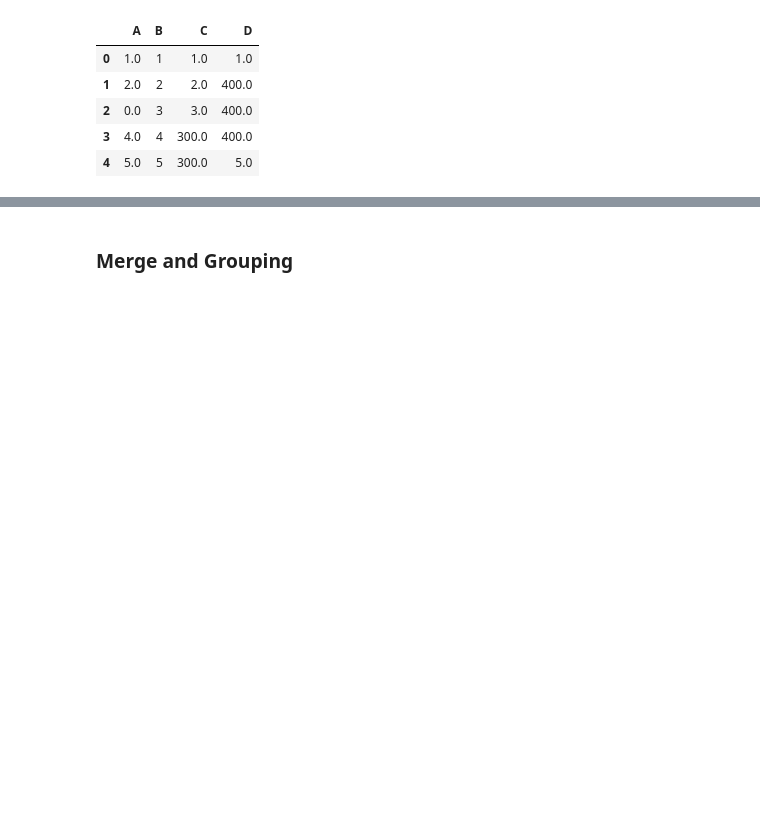
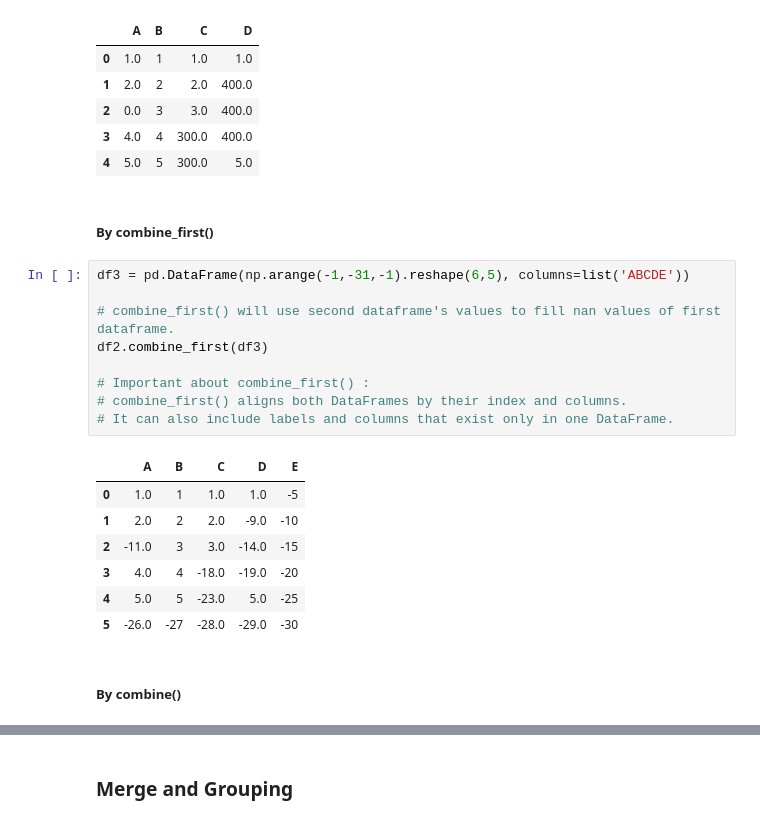
Before and after one commit to dhvanitsavani/Python-AI, a Jupyter notebook: Pandas/basics.ipynb, the cells around one changed output, grey strips where cells are left out. Saved outputs shown, nothing was run; the diff lists cells and outputs as text; blank space fills up the shorter version.

```diff
--- a/Pandas/basics.ipynb
+++ b/Pandas/basics.ipynb
@@ -601,3 +603,24 @@ df2.fillna(value=values)
 | 2 | 0.0 | 3 | 3.0 | 400.0 |
 | 3 | 4.0 | 4 | 300.0 | 400.0 |
 | 4 | 5.0 | 5 | 300.0 | 5.0 |
+# %% [markdown]
+##### By combine_first()
+# %%
+df3 = pd.DataFrame(np.arange(-1,-31,-1).reshape(6,5), columns=list('ABCDE'))
+
+# combine_first() will use second dataframe's values to fill nan values of first dataframe.
+df2.combine_first(df3)
+
+# Important about combine_first() :
+# combine_first() aligns both DataFrames by their index and columns.
+# It can also include labels and columns that exist only in one DataFrame.
+# %% [output]
+|  | A | B | C | D | E |
+| 0 | 1.0 | 1 | 1.0 | 1.0 | -5 |
+| 1 | 2.0 | 2 | 2.0 | -9.0 | -10 |
+| 2 | -11.0 | 3 | 3.0 | -14.0 | -15 |
+| 3 | 4.0 | 4 | -18.0 | -19.0 | -20 |
+| 4 | 5.0 | 5 | -23.0 | 5.0 | -25 |
+| 5 | -26.0 | -27 | -28.0 | -29.0 | -30 |
+# %% [markdown]
+##### By combine()
```
Also changed, not shown: parts of 33 cells of this notebook, 1 other file.
